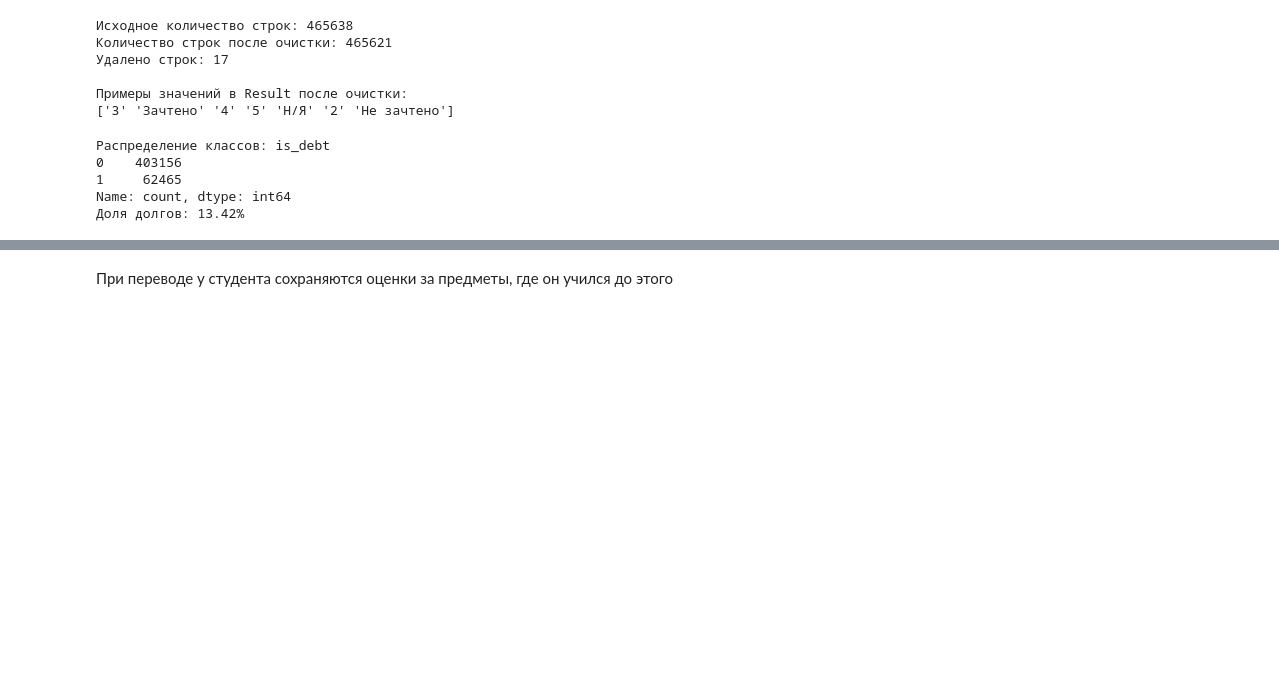
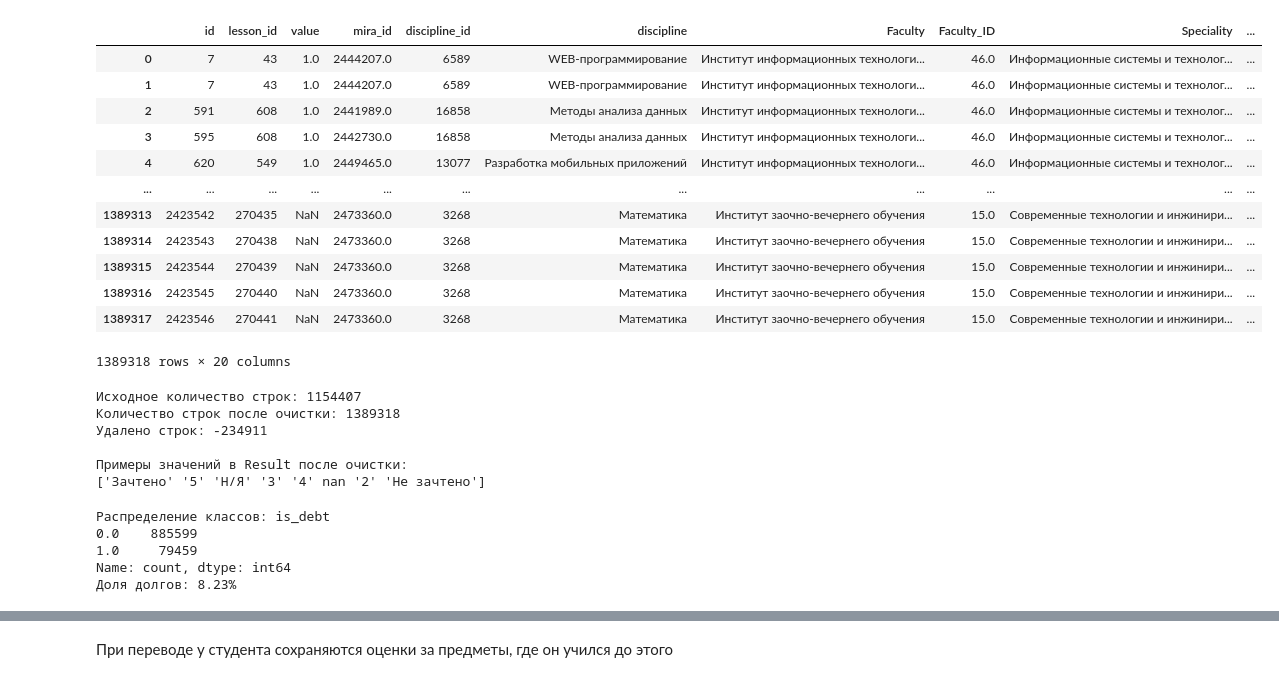
Before and after one commit to Himatora/project_analitics, a Jupyter notebook: Прогнозы_по_студентам_(без_посещаемости).ipynb, the cells around one changed output, grey strips where cells are left out. Saved outputs shown, nothing was run; the diff lists cells and outputs as text; code cells hidden in the pictures; blank space fills up the shorter version.

```diff
--- a/Прогнозы_по_студентам_(без_посещаемости).ipynb
+++ b/Прогнозы_по_студентам_(без_посещаемости).ipynb
@@ -31,0 +89,29 @@ students
+# %%
+attendance_all = pd.read_csv('/content/attendance_all.csv')
+# Создаем сводную таблицу: студент + предмет + количество посещений
+student_subject_attendance = attendance_all.groupby(['mira_id', 'discipline_id', 'discipline']).agg({
+    'lesson_id': 'count',  # общее количество занятий по предмету
+    'value': lambda x: (x == 1).sum()  # количество посещений
+}).reset_index()
+
+student_subject_attendance.columns = ['student_id', 'discipline_id', 'discipline_name',
+                                      'всего_занятий', 'посещений']
+
+# Добавляем процент посещаемости
+student_subject_attendance['процент_посещений'] = (
+    (student_subject_attendance['посещений'] / student_subject_attendance['всего_занятий'] * 100)
+    .round(1)
+)
+
+print(f"Всего записей в разрезе студент-предмет: {len(student_subject_attendance)}")
+print("\nПример данных (первые 10 строк):")
+print(student_subject_attendance.head(10).to_string())
+
+attendance_enriched = attendance_merged.merge(
+    student_subject_attendance,
+    left_on=['mira_id', 'discipline_id'],
+    right_on=['student_id', 'discipline_id'],
+    how='left'
+)
+attendance_enriched.drop(columns=['student_id'], inplace=True, errors='ignore')
+attendance_enriched.to_csv('attendance_enriched.csv')
@@ -32,29 +133,45 @@ students
+# %%
+attendance_enriched
+# %% [output]
+|  | id | lesson_id | value | mira_id | discipline_id | discipline | Faculty | Faculty_ID | Speciality | ... |
+| 0 | 7 | 43 | 1.0 | 2444207.0 | 6589 | WEB-программирование | Институт информационных технологи... | 46.0 | Информационные системы и технолог... | ... |
+| 1 | 7 | 43 | 1.0 | 2444207.0 | 6589 | WEB-программирование | Институт информационных технологи... | 46.0 | Информационные системы и технолог... | ... |
+| 2 | 591 | 608 | 1.0 | 2441989.0 | 16858 | Методы анализа данных | Институт информационных технологи... | 46.0 | Информационные системы и технолог... | ... |
+| 3 | 595 | 608 | 1.0 | 2442730.0 | 16858 | Методы анализа данных | Институт информационных технологи... | 46.0 | Информационные системы и технолог... | ... |
+| 4 | 620 | 549 | 1.0 | 2449465.0 | 13077 | Разработка мобильных приложений | Институт информационных технологи... | 46.0 | Информационные системы и технолог... | ... |
+| ... | ... | ... | ... | ... | ... | ... | ... | ... | ... | ... |
+| 1389313 | 2423542 | 270435 | NaN | 2473360.0 | 3268 | Математика | Институт заочно-вечернего обучения | 15.0 | Современные технологии и инжинири... | ... |
+| 1389314 | 2423543 | 270438 | NaN | 2473360.0 | 3268 | Математика | Институт заочно-вечернего обучения | 15.0 | Современные технологии и инжинири... | ... |
+| 1389315 | 2423544 | 270439 | NaN | 2473360.0 | 3268 | Математика | Институт заочно-вечернего обучения | 15.0 | Современные технологии и инжинири... | ... |
+| 1389316 | 2423545 | 270440 | NaN | 2473360.0 | 3268 | Математика | Институт заочно-вечернего обучения | 15.0 | Современные технологии и инжинири... | ... |
+| 1389317 | 2423546 | 270441 | NaN | 2473360.0 | 3268 | Математика | Институт заочно-вечернего обучения | 15.0 | Современные технологии и инжинири... | ... |
+1389318 rows × 20 columns
 # %%
 # Удаляем строки, где Result либо пусто (NaN), либо содержит "Студент не найден"
 initial_rows = len(students)
 print(f"Исходное количество строк: {initial_rows}")
 
 # Удаляем строки с пустыми значениями в Result
-students = students.dropna(subset=['Result'])
+students = attendance_enriched.dropna(subset=['Result'])
 
 # Удаляем строки, где Result содержит "Студент не найден" (регистронезависимо)
-mask = ~students['Result'].astype(str).str.contains('студент не найден', case=False, na=False)
-students = students[mask].reset_index(drop=True)
+mask = ~attendance_enriched['Result'].astype(str).str.contains('студент не найден', case=False, na=False)
+attendance_enriched = attendance_enriched[mask].reset_index(drop=True)
 
-final_rows = len(students)
+final_rows = len(attendance_enriched)
 print(f"Количество строк после очистки: {final_rows}")
 print(f"Удалено строк: {initial_rows - final_rows}")
 
 # Покажем примеры оставшихся значений в Result
 print("\nПримеры значений в Result после очистки:")
-print(students['Result'].unique()[:15])
+print(attendance_enriched['Result'].unique()[:15])
 # %% [output]
-Исходное количество строк: 465638
-Количество строк после очистки: 465621
-Удалено строк: 17
+Исходное количество строк: 1154407
+Количество строк после очистки: 1389318
+Удалено строк: -234911
 
 Примеры значений в Result после очистки:
-['3' 'Зачтено' '4' '5' 'Н/Я' '2' 'Не зачтено']
+['Зачтено' '5' 'Н/Я' '3' '4' nan '2' 'Не зачтено']
 # %%
 # Определение долга (целевая переменная)
 def is_debt(result):
@@ -66,15 +183,15 @@ def is_debt(result):
         return 1 if 'Не зачтено' in result or 'Н/Я' in result or '2' in result else 0
 
 
-students['is_debt'] = students['Result'].apply(is_debt)
+attendance_enriched['is_debt'] = attendance_enriched['Result'].apply(is_debt)
 
 # Проверка распределения
-print(f"Распределение классов: {students['is_debt'].value_counts()}")
-print(f"Доля долгов: {students['is_debt'].mean():.2%}")
+print(f"Распределение классов: {attendance_enriched['is_debt'].value_counts()}")
+print(f"Доля долгов: {attendance_enriched['is_debt'].mean():.2%}")
 # %% [output]
 Распределение классов: is_debt
-0    403156
-1     62465
+0.0    885599
+1.0     79459
 Name: count, dtype: int64
-Доля долгов: 13.42%
+Доля долгов: 8.23%
 # %%
```
Also changed, not shown: parts of 15 cells of this notebook.
